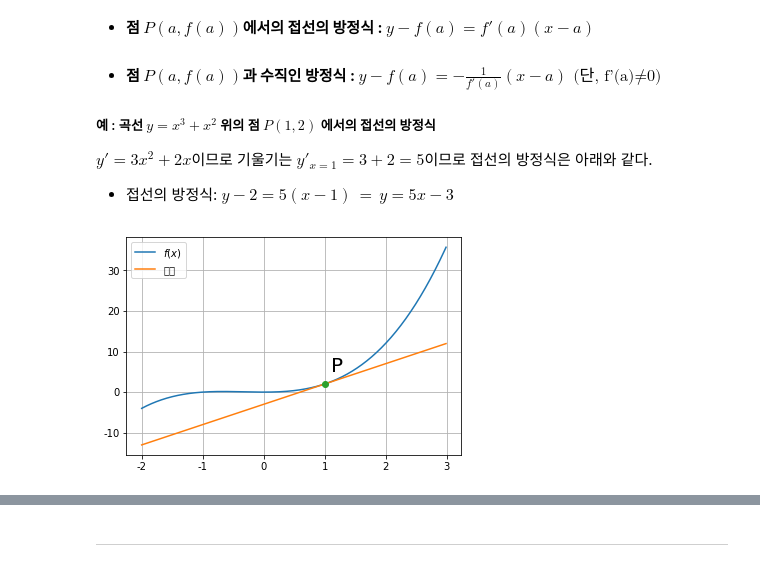
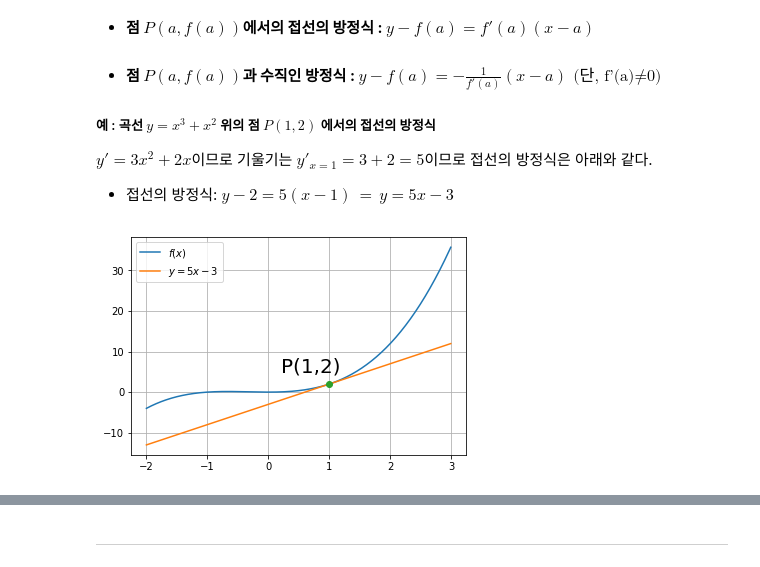
Before and after one commit to ecjang/pages, a Jupyter notebook: Math/[Statistic]_04_Use of Derivatives.ipynb, the cells around one changed output, grey strips where cells are left out. Cells and saved outputs as stored; diff of their text form; code cells hidden in the pictures.

```diff
--- a/Math/[Statistic]_04_Use of Derivatives.ipynb
+++ b/Math/[Statistic]_04_Use of Derivatives.ipynb
@@ -19,16 +19,14 @@ $y'=3x^2+2x$이므로 기울기는 $y'_{x=1}=3+2=5$이므로 접선의 방정식
 # %%
 import matplotlib.pyplot as plt
 import numpy as np
-# %%
-plt.rcParams['axes.unicode_minus'] = False
 # %%
 x = np.arange(-2,3, 0.01)
 plt.plot(x,x**3 + x**2, label="$f(x)$")
-plt.plot(x, 5*x-3, label="접선")
+plt.plot(x, 5*x-3, label="$y=5x-3$")
 plt.plot(1,2,'o')
 plt.grid()
 plt.legend()
-plt.annotate('P',xy=(1,2), xytext=(1.1,5), fontsize=20 )
+plt.annotate('P(1,2)',xy=(1,2), xytext=(0.2,5), fontsize=20 )
 plt.show()
 # %% [output]
-[figure, old version]
+[figure, new version]
```
Also changed, not shown: parts of 5 cells of this notebook.
